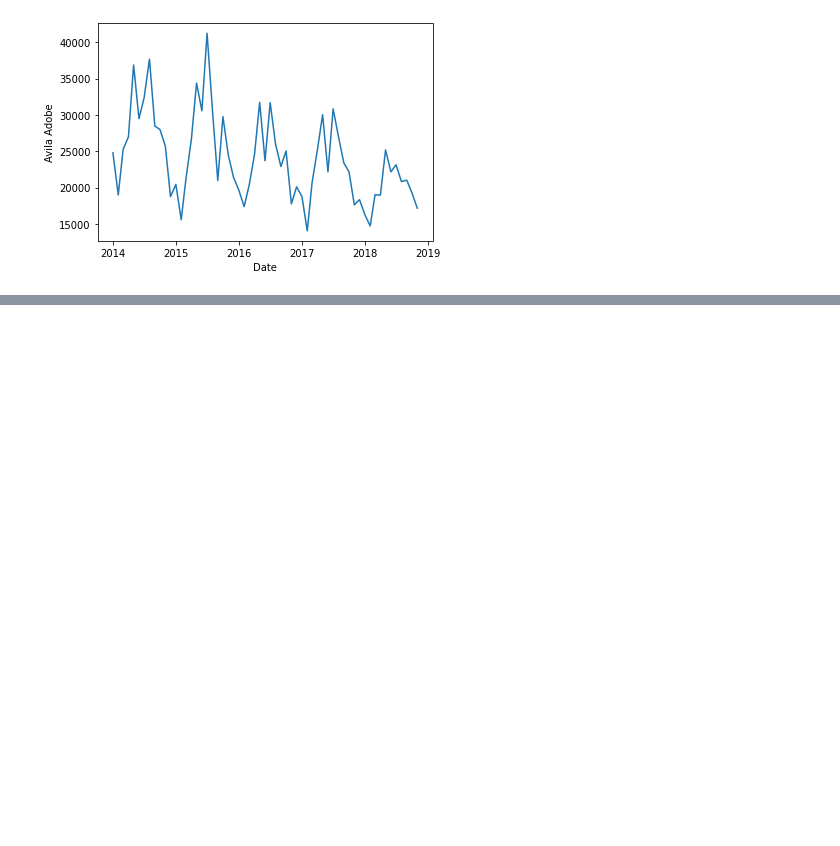
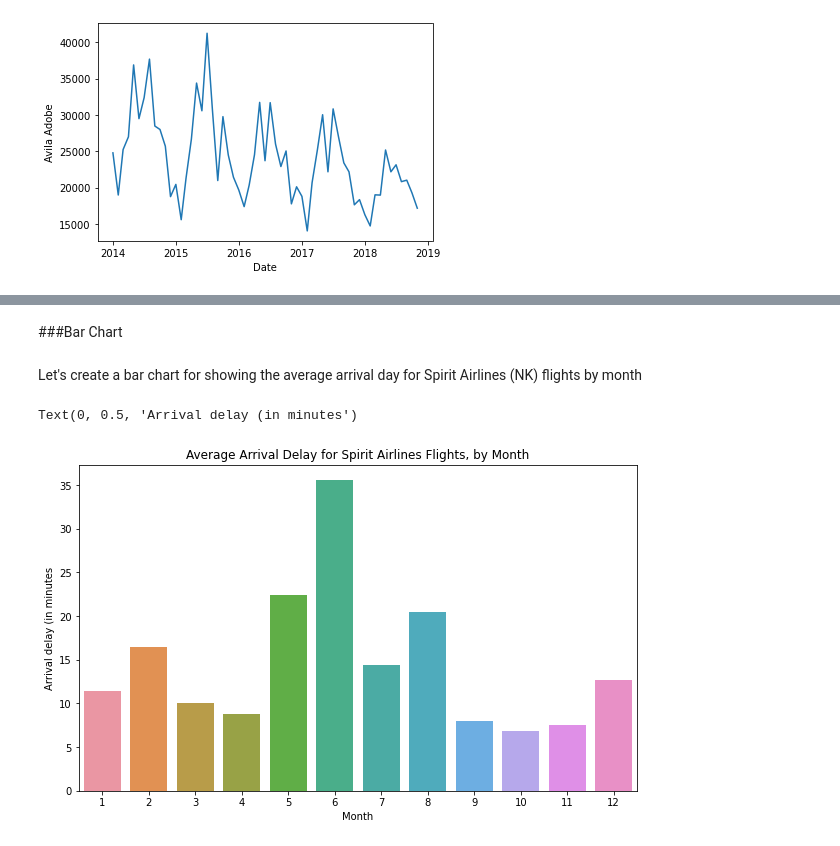
Before and after one commit to Daniel-Benson-Poe/66DaysOfData, a Jupyter notebook: DataVisualizationKaggleMiniCourse.ipynb, the cells around one changed output, grey strips where cells are left out. Drawn from its saved outputs; the diff is of its cells as text; code cells hidden in the pictures; blank space fills up the shorter version.

```diff
--- a/DataVisualizationKaggleMiniCourse.ipynb
+++ b/DataVisualizationKaggleMiniCourse.ipynb
@@ -177,0 +193,3 @@ sns.lineplot(data=museum_data["Avila Adobe"])
+# %%
+#Load in data
+flight_data = pd.read_csv(URL, index_col="Month")
@@ -177,0 +214,19 @@ sns.lineplot(data=museum_data["Avila Adobe"])
+# %% [markdown]
+###Bar Chart
+# %% [markdown]
+Let's create a bar chart for showing the average arrival day for Spirit Airlines (NK) flights by month
+# %%
+#Set widht and height of figure
+plt.figure(figsize=(10,6))
+
+#Add title
+plt.title("Average Arrival Delay for Spirit Airlines Flights, by Month")
+
+#Bar chart
+sns.barplot(x=flight_data.index, y=flight_data["NK"])
+
+#Add label for vertical axis
+plt.ylabel("Arrival delay (in minutes")
+# %% [output]
+Text(0, 0.5, 'Arrival delay (in minutes')
+[figure, added]
```
Also changed, not shown: parts of 26 cells of this notebook.
